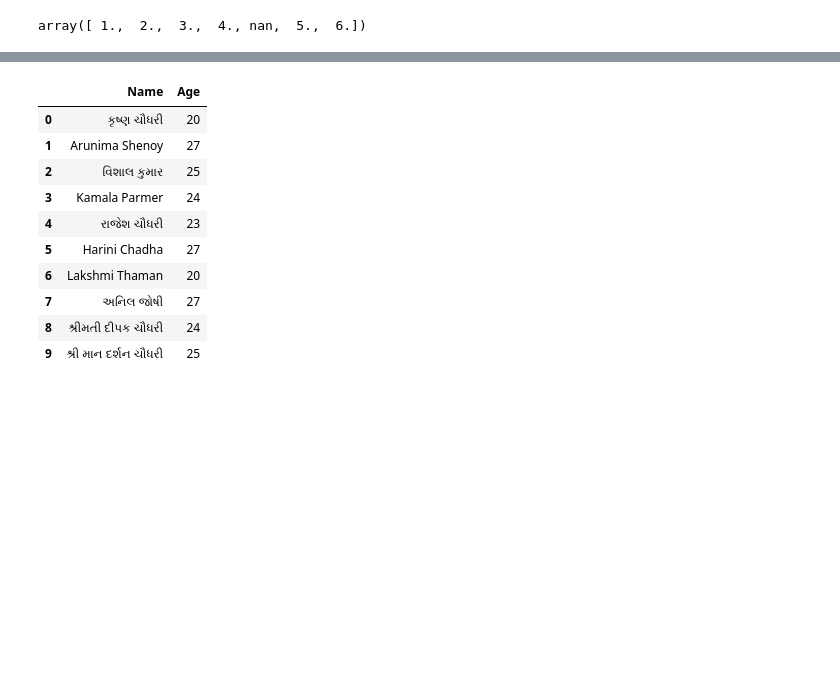
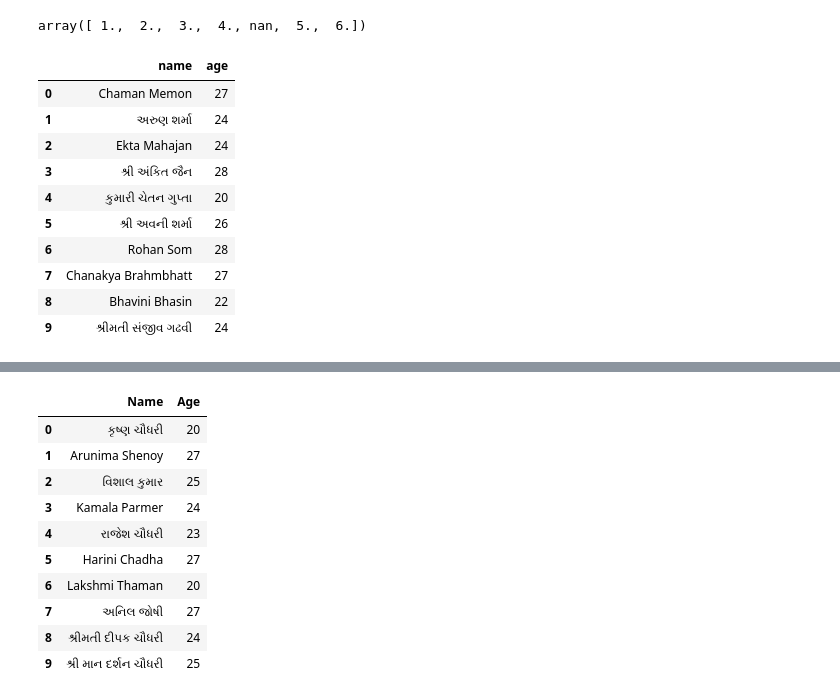
Before and after one commit to RDC28/da-ds-notes, a Jupyter notebook: revision/pandas_revision.ipynb, the cells around one changed output, grey strips where cells are left out. Saved outputs shown, nothing was run; the diff lists cells and outputs as text; code cells hidden in the pictures; blank space fills up the shorter version.

```diff
--- a/revision/pandas_revision.ipynb
+++ b/revision/pandas_revision.ipynb
@@ -102,5 +104,20 @@ fk = Faker(["En_In", "Gu_In"])
 # %%
 d = {
     "name": [fk.name() for i in range(10)],
     "age": np.random.randint(20, 30, 10)
 }
+
+df = pd.DataFrame(data = d)
+df
+# %% [output]
+|  | name | age |
+| 0 | Chaman Memon | 27 |
+| 1 | અરુણ શર્મા | 24 |
+| 2 | Ekta Mahajan | 24 |
+| 3 | શ્રી અંકિત જૈન | 28 |
+| 4 | કુમારી ચેતન ગુપ્તા | 20 |
+| 5 | શ્રી અવની શર્મા | 26 |
+| 6 | Rohan Som | 28 |
+| 7 | Chanakya Brahmbhatt | 27 |
+| 8 | Bhavini Bhasin | 22 |
+| 9 | શ્રીમતી સંજીવ ગઢવી | 24 |
```
Also changed, not shown: parts of 14 cells of this notebook.
